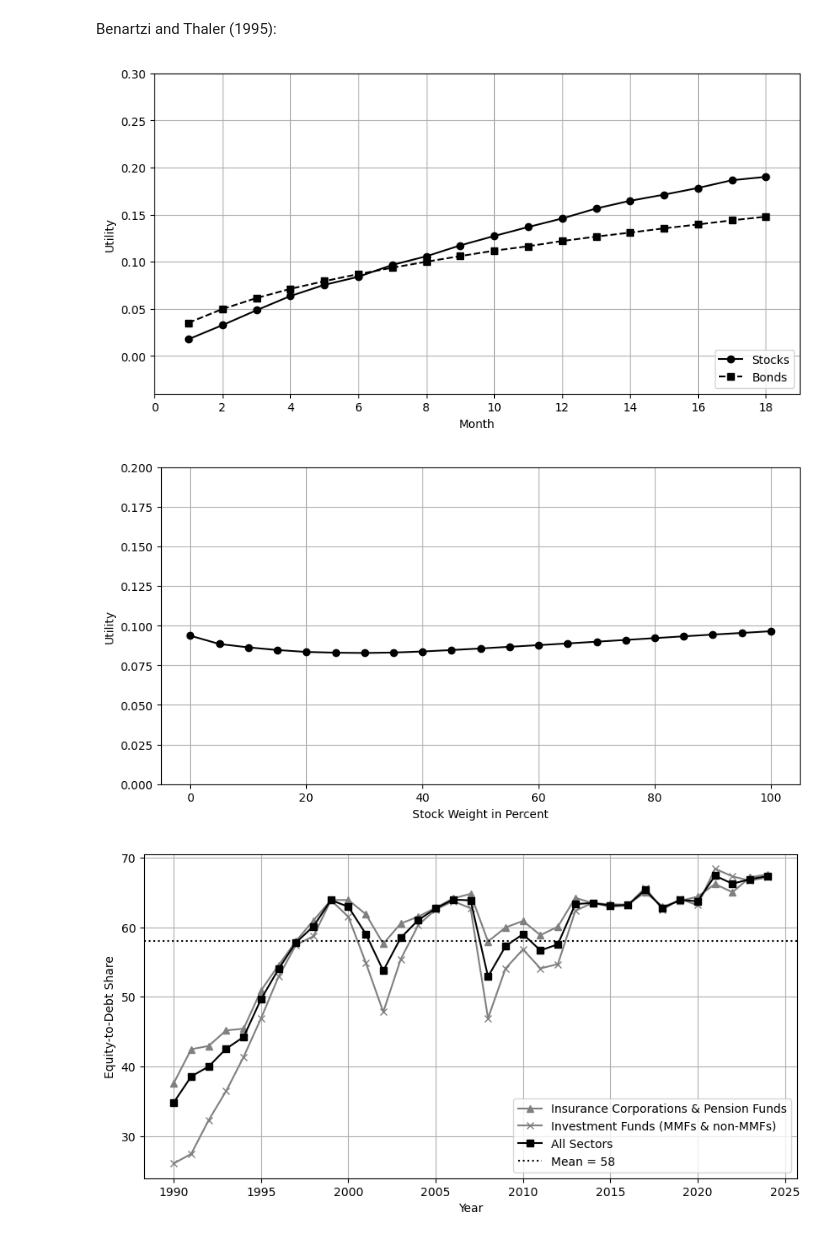
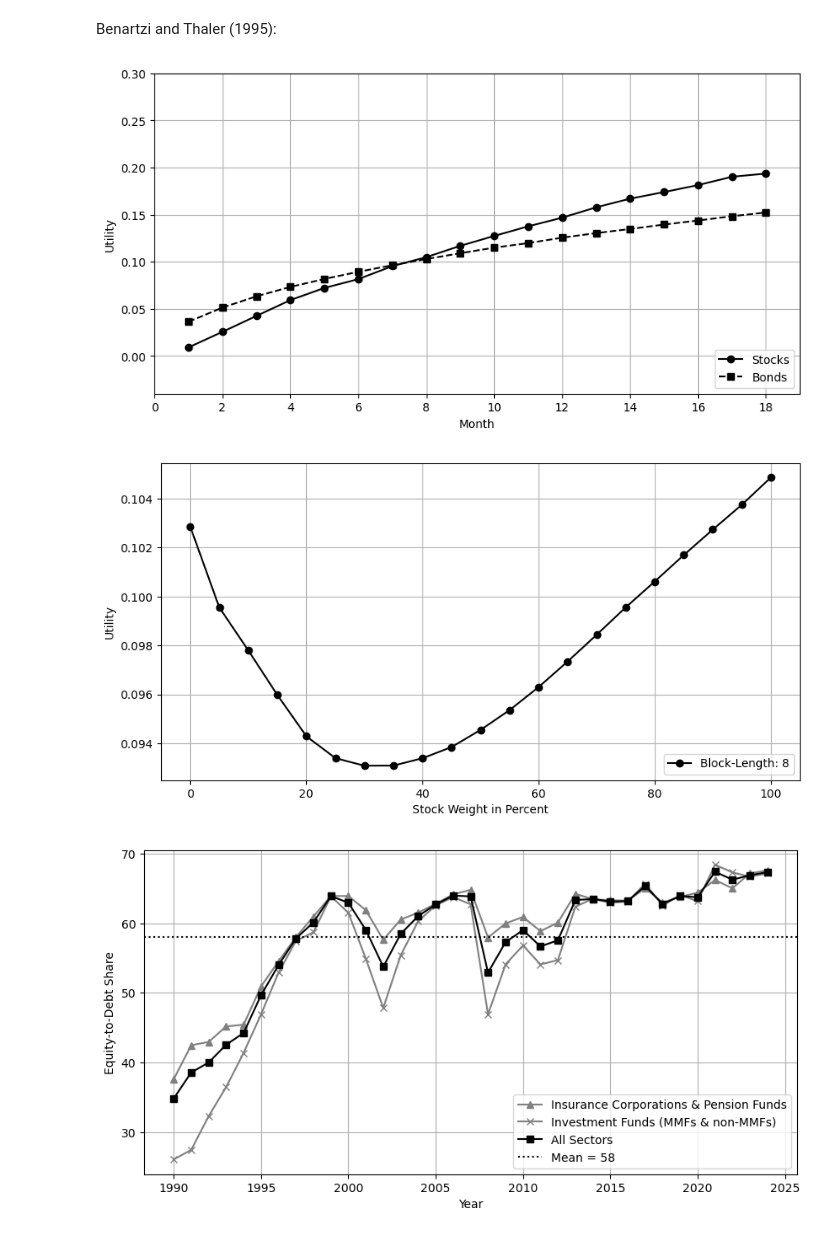
Before and after one commit to mcp656/Seminar, a Jupyter notebook: prescott.ipynb, the cells around one changed output. Cells and saved outputs as stored; diff of their text form; code cells hidden in the pictures.

```diff
--- a/prescott.ipynb
+++ b/prescott.ipynb
@@ -246,11 +246,8 @@ Benartzi and Thaler (1995):
 # bond_df.to_csv("bond_data.csv", index=False)
 # stock_df.to_csv("stock_data.csv", index=False)
 # %%
-alpha = 0.48
-beta = 0.48
-lam = 1.05855347
-gamma_gain = 0.55
-gamma_loss = 0.55
+alpha, lam, gamma_gain, gamma_loss =  [0.48271105, 1.21028964, 0.5827681,  0.62565051]
+beta = alpha
 
 # Define value function
 def value_function(x, alpha, beta, lam):
@@ -369,9 +366,9 @@ plt.grid()
 # Force whole number ticks on x-axis
 plt.gca().xaxis.set_major_locator(MaxNLocator(integer=True))
 # %% [output]
-[figure, old version]
+[figure, new version]
 # %%
-lengths = [7]
+lengths = [8]
 
 n = 21
 weights = np.linspace(0, 1, n)
@@ -405,26 +402,36 @@ pivot_df = results_df.pivot(
 results_df.to_csv('cpt_utilities_long_new_params.csv', index=False)
 pivot_df.to_csv('cpt_utilities_wide_new_params.csv')
 # %%
-# Load the long‑form utilities (or use your existing DataFrame)
+# Load your data
 long_df = pd.read_csv('cpt_utilities_long_new_params.csv')
 
+# Define block lengths and markers
+lengths = [8]  # example lengths, adjust as needed
+markers = ['o']
+
+# Reverse both lists to plot the largest length first
+lengths = lengths[::-1]
+markers = markers[::-1]
+
 plt.figure(figsize=(10, 5))
-for length in [7]:
+
+for length, marker in zip(lengths, markers):
     subset = long_df[long_df['length'] == length]
     plt.plot(
-        subset['weight_stock'].values*100,
+        subset['weight_stock'].values * 100,
         subset['utility'].values,
-        marker='o',
-        label=f'Block-Lenght: {length}', color = "black"
+        marker=marker,
+        label=f'Block-Length: {length}',
+        color='black',
+        linestyle='-',
     )
 
 plt.xlabel('Stock Weight in Percent')
 plt.ylabel('Utility')
-plt.ylim(0.0, 0.2)
 plt.grid()
 plt.show()
 # %% [output]
-[figure, old version]
+[figure, new version]
 # %%
 # Load the data
 df = pd.read_excel('funds.xlsx')
```
Also changed, not shown: parts of 5 cells of this notebook, 2 other files.
